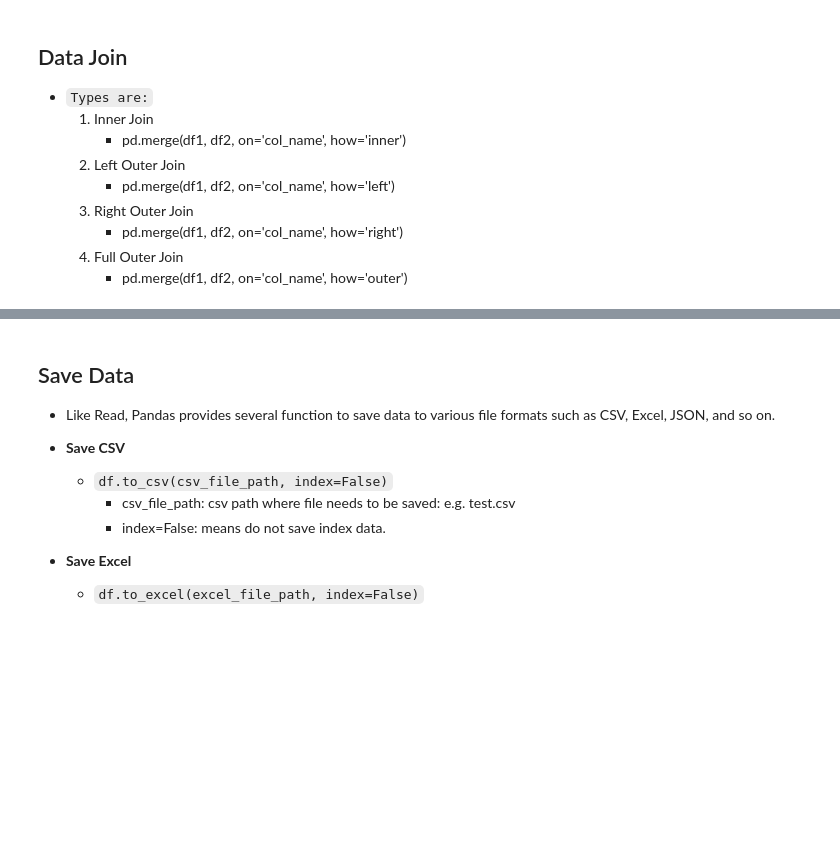
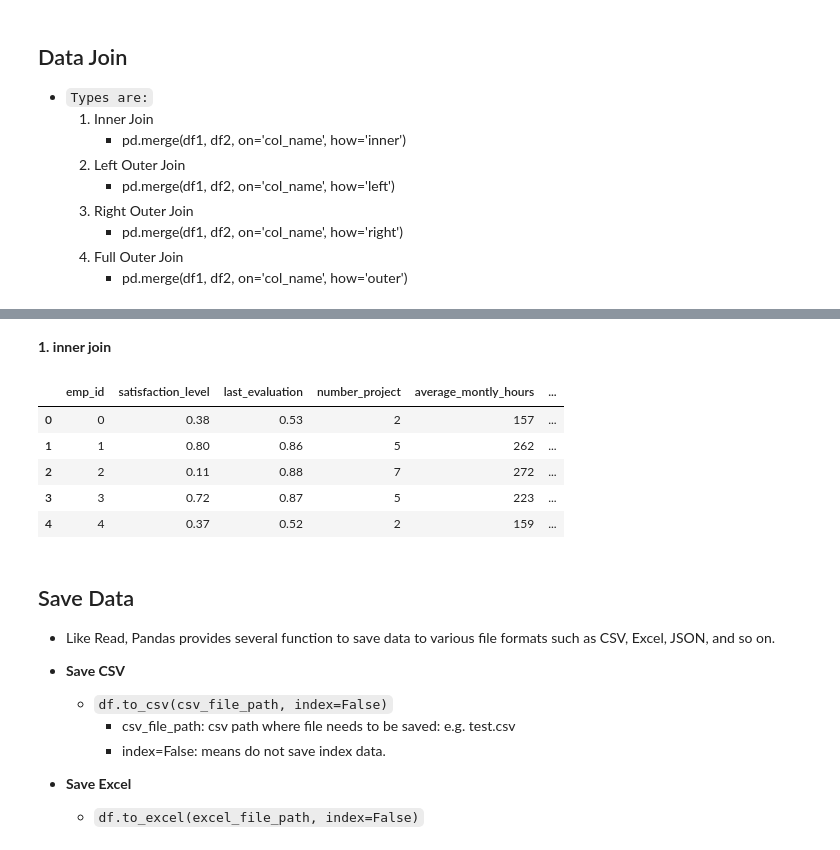
Before and after one commit to thapaliya123/Data-Science-Journey, a Jupyter notebook: DS/04-Pandas/pandas_steps.ipynb, the cells around one changed output, grey strips where cells are left out. Cells and saved outputs as stored; diff of their text form; code cells hidden in the pictures; blank space fills up the shorter version.

```diff
--- a/DS/04-Pandas/pandas_steps.ipynb
+++ b/DS/04-Pandas/pandas_steps.ipynb
@@ -852,3 +894,18 @@ dtype: object
+# %% [markdown]
+**1. inner join**
+# %%
+# inner join based on employee id to get Department information
+
+df_inner = pd.merge(df_hr_, df_depart, on='emp_id', how='inner')
+
+df_inner.head()
+# %% [output]
+|  | emp_id | satisfaction_level | last_evaluation | number_project | average_montly_hours | ... |
+| 0 | 0 | 0.38 | 0.53 | 2 | 157 | ... |
+| 1 | 1 | 0.80 | 0.86 | 5 | 262 | ... |
+| 2 | 2 | 0.11 | 0.88 | 7 | 272 | ... |
+| 3 | 3 | 0.72 | 0.87 | 5 | 223 | ... |
+| 4 | 4 | 0.37 | 0.52 | 2 | 159 | ... |
 # %% [markdown]
 ## Save Data
 - Like Read, Pandas provides several function to save data to various file formats such as CSV, Excel, JSON, and so on.
```
Also changed, not shown: parts of 4 cells of this notebook, 1 other file.
